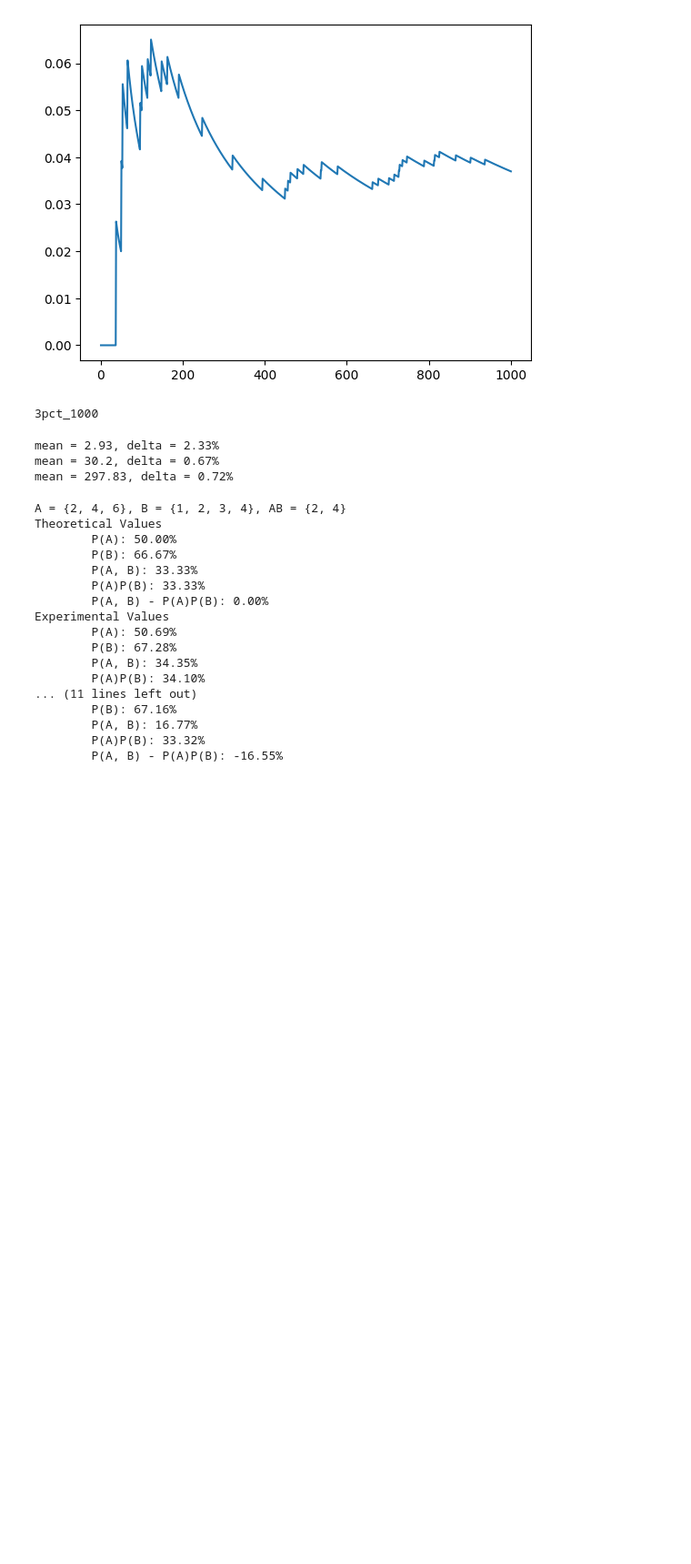
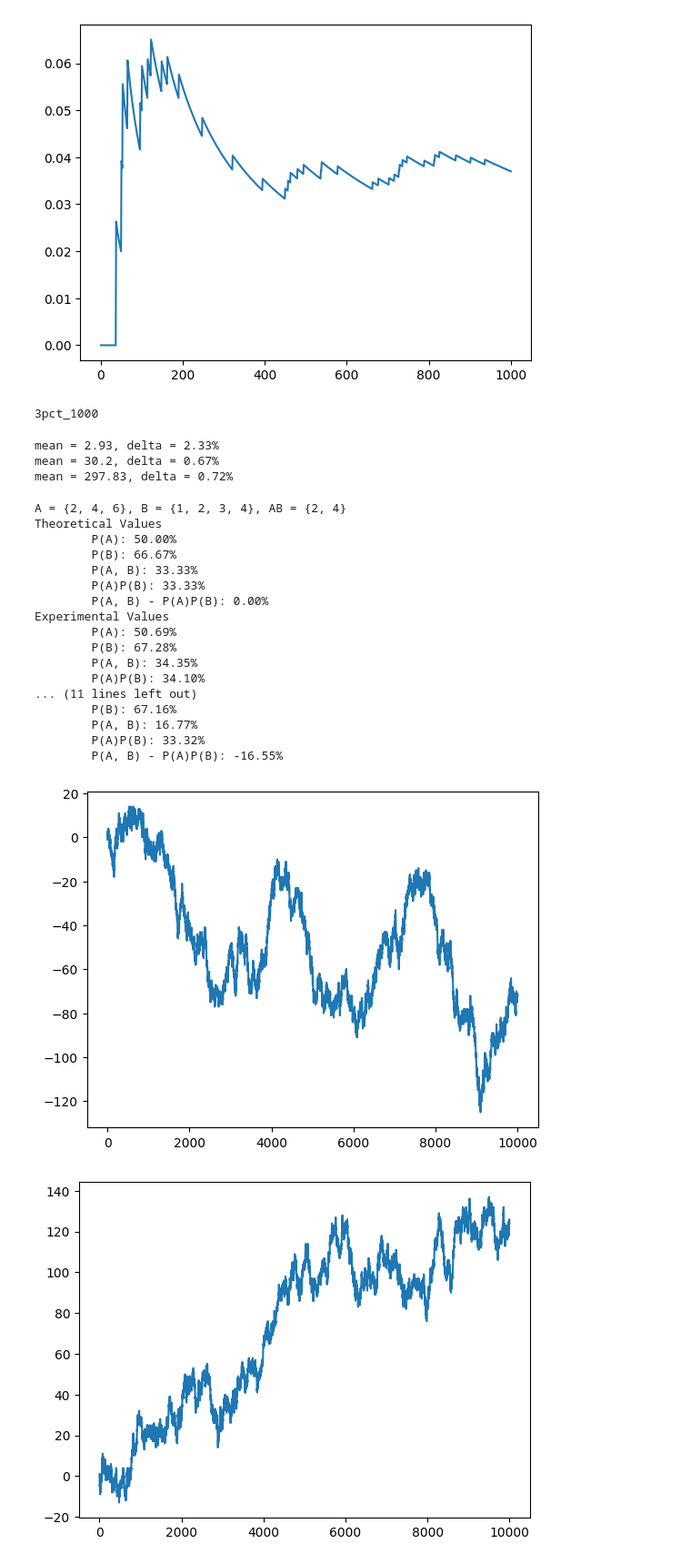
Before and after one commit to Daniel-Sinkin/Research-and-Development, a Jupyter notebook: Wasserman-Statistics/playground.ipynb, the cells around one changed output. Shown at 91% size. Drawn from its saved outputs; the diff is of its cells as text; code cells hidden in the pictures; blank space fills up the shorter version.

```diff
--- a/Wasserman-Statistics/playground.ipynb
+++ b/Wasserman-Statistics/playground.ipynb
@@ -106,3 +106,25 @@ Experimental Values
         P(A, B): 16.77%
         P(A)P(B): 33.32%
         P(A, B) - P(A)P(B): -16.55%
+# %%
+import numpy as np
+import matplotlib.pyplot as plt
+
+def Ex3_11(n = 10000, draw = True, save = False, i = 0):
+    # 2*0 - 1 = -1, 2 * 1 -1 = 1
+    rand = 2 * np.random.randint(low = 0, high = 2, size = n) - 1
+
+    fig, ax = plt.subplots()
+    ax.plot(range(0, n), np.cumsum(rand))
+
+    if draw:
+        plt.show()
+
+    if save:
+        fig.savefig(f"Ex3_11-{i}.png")
+
+for i in range(10):
+    Ex3_11(draw = True, save = True, i = i)
+# %% [output]
+[figure, added]
+[figure, added]
```
Also changed, not shown: parts of 1 cell of this notebook, 12 other files.
